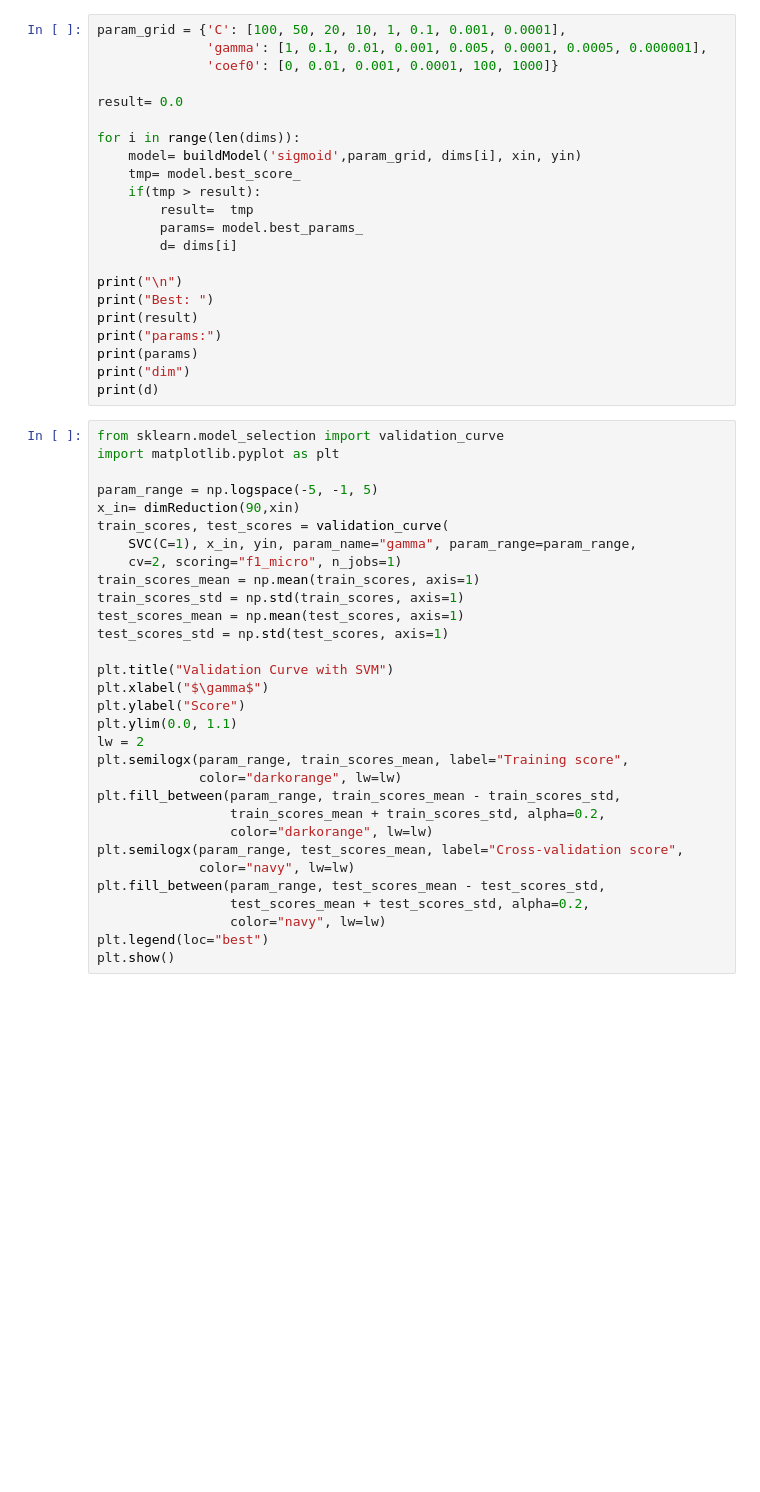
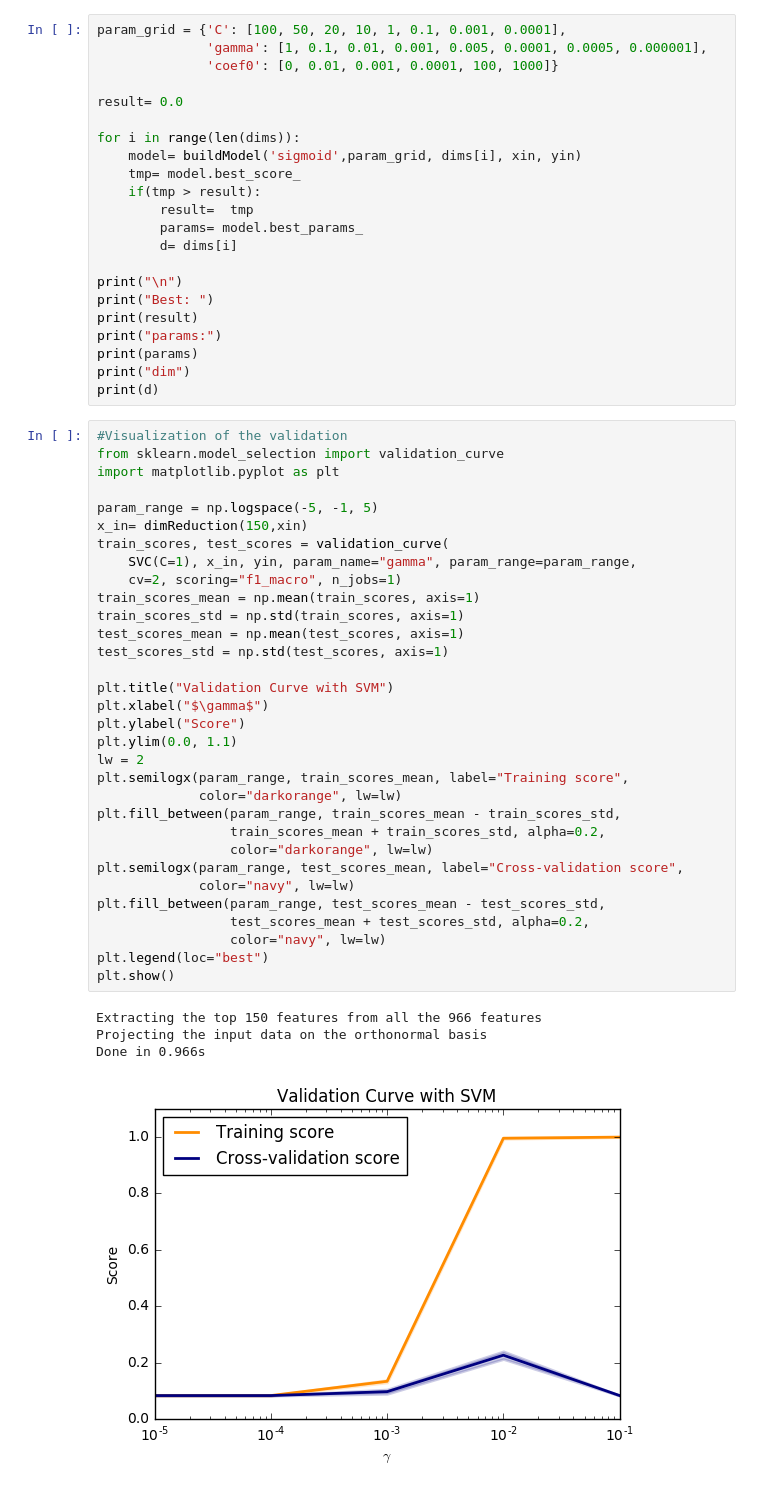
Before and after one commit to mg14777/Labelled-Faces-in-the-Wild, a Jupyter notebook: svmValidation.ipynb, the cells around one changed output. Drawn from its saved outputs; the diff is of its cells as text; blank space fills up the shorter version.

Commit message:
svm validation code

```diff
--- a/svmValidation.ipynb
+++ b/svmValidation.ipynb
@@ -426,33 +246,39 @@ print(params)
 print("dim")
 print(d)
 # %%
+#Visualization of the validation
 from sklearn.model_selection import validation_curve
 import matplotlib.pyplot as plt
 
 param_range = np.logspace(-5, -1, 5)
-x_in= dimReduction(90,xin)
+x_in= dimReduction(150,xin)
 train_scores, test_scores = validation_curve(
     SVC(C=1), x_in, yin, param_name="gamma", param_range=param_range,
-    cv=2, scoring="f1_micro", n_jobs=1)
+    cv=2, scoring="f1_macro", n_jobs=1)
 train_scores_mean = np.mean(train_scores, axis=1)
 train_scores_std = np.std(train_scores, axis=1)
 test_scores_mean = np.mean(test_scores, axis=1)
 test_scores_std = np.std(test_scores, axis=1)
 
 plt.title("Validation Curve with SVM")
 plt.xlabel("$\gamma$")
 plt.ylabel("Score")
 plt.ylim(0.0, 1.1)
 lw = 2
 plt.semilogx(param_range, train_scores_mean, label="Training score",
              color="darkorange", lw=lw)
 plt.fill_between(param_range, train_scores_mean - train_scores_std,
                  train_scores_mean + train_scores_std, alpha=0.2,
                  color="darkorange", lw=lw)
 plt.semilogx(param_range, test_scores_mean, label="Cross-validation score",
              color="navy", lw=lw)
 plt.fill_between(param_range, test_scores_mean - test_scores_std,
                  test_scores_mean + test_scores_std, alpha=0.2,
                  color="navy", lw=lw)
 plt.legend(loc="best")
 plt.show()
+# %% [output]
+Extracting the top 150 features from all the 966 features
+Projecting the input data on the orthonormal basis
+Done in 0.966s
+[figure, added]
```
Also changed, not shown: parts of 21 cells of this notebook.
